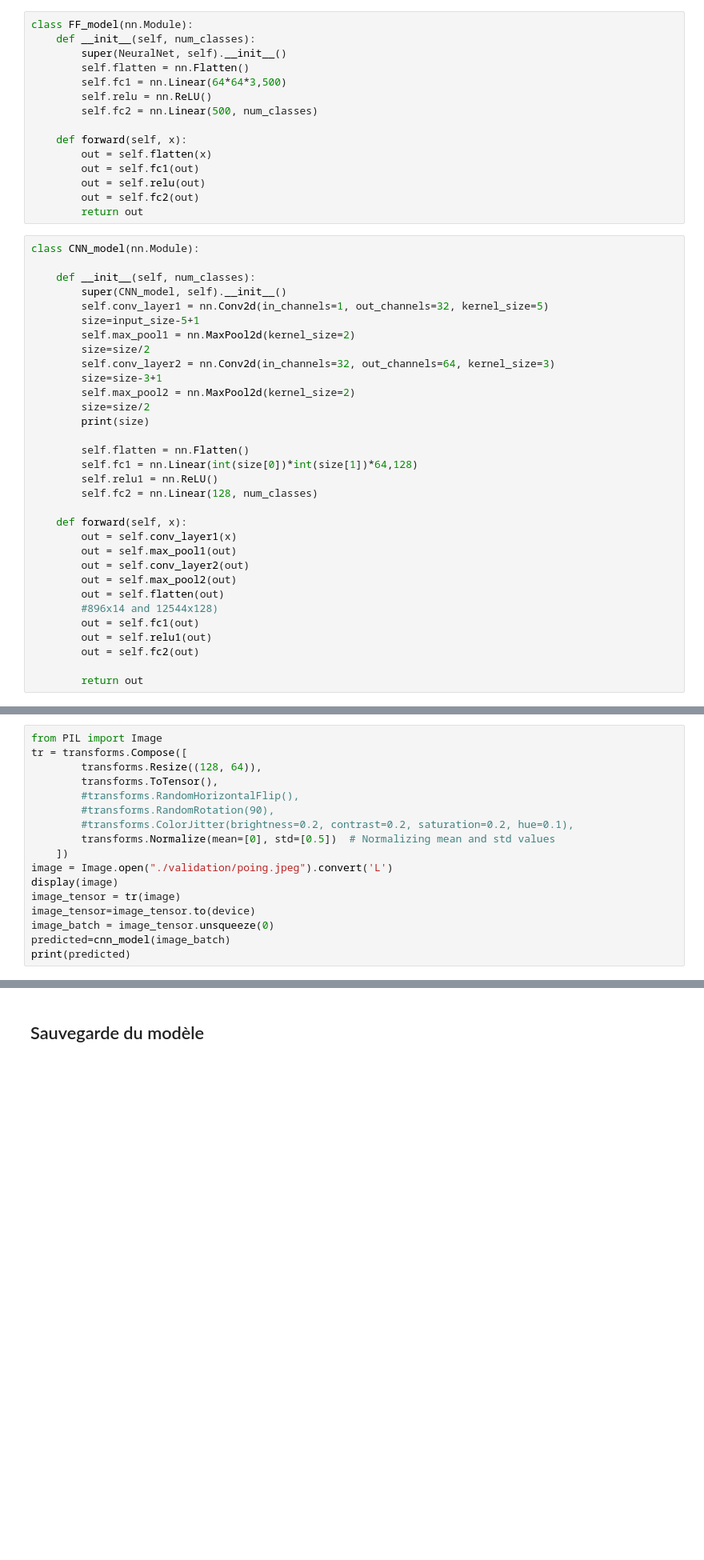
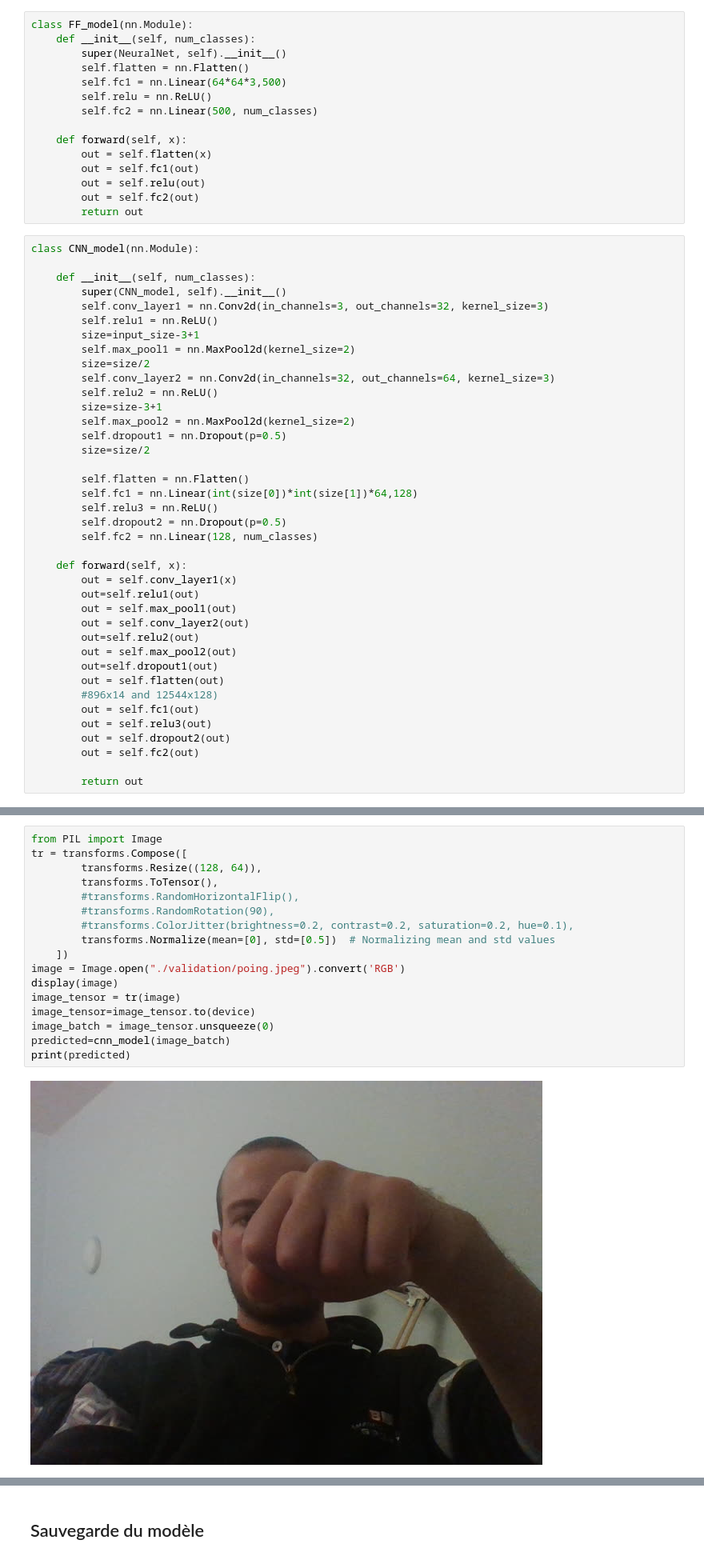
Before and after one commit to sreeesjlqkjfkqjsdflkqjsflqjsdflqjf/tsp-vision, a Jupyter notebook: CNN.ipynb, the cells around one changed output, grey strips where cells are left out. Shown at 80% size. Drawn from its saved outputs; the diff is of its cells as text; blank space fills up the shorter version.

```diff
--- a/CNN.ipynb
+++ b/CNN.ipynb
@@ -76,30 +84,37 @@ class CNN_model(nn.Module):
 
     def __init__(self, num_classes):
         super(CNN_model, self).__init__()
-        self.conv_layer1 = nn.Conv2d(in_channels=1, out_channels=32, kernel_size=5)
-        size=input_size-5+1
+        self.conv_layer1 = nn.Conv2d(in_channels=3, out_channels=32, kernel_size=3)
+        self.relu1 = nn.ReLU()
+        size=input_size-3+1
         self.max_pool1 = nn.MaxPool2d(kernel_size=2)
         size=size/2
         self.conv_layer2 = nn.Conv2d(in_channels=32, out_channels=64, kernel_size=3)
+        self.relu2 = nn.ReLU()
         size=size-3+1
         self.max_pool2 = nn.MaxPool2d(kernel_size=2)
+        self.dropout1 = nn.Dropout(p=0.5)
         size=size/2
-        print(size)
 
         self.flatten = nn.Flatten()
         self.fc1 = nn.Linear(int(size[0])*int(size[1])*64,128)
-        self.relu1 = nn.ReLU()
+        self.relu3 = nn.ReLU()
+        self.dropout2 = nn.Dropout(p=0.5)
         self.fc2 = nn.Linear(128, num_classes)
 
     def forward(self, x):
         out = self.conv_layer1(x)
+        out=self.relu1(out)
         out = self.max_pool1(out)
         out = self.conv_layer2(out)
+        out=self.relu2(out)
         out = self.max_pool2(out)
+        out=self.dropout1(out)
         out = self.flatten(out)
         #896x14 and 12544x128)
         out = self.fc1(out)
-        out = self.relu1(out)
+        out = self.relu3(out)
+        out = self.dropout2(out)
         out = self.fc2(out)
 
         return out
@@ -182,18 +208,19 @@ TIme of inference =0.0005223950000072363s
 # %%
 from PIL import Image
 tr = transforms.Compose([
         transforms.Resize((128, 64)),
         transforms.ToTensor(),
         #transforms.RandomHorizontalFlip(),
         #transforms.RandomRotation(90),
         #transforms.ColorJitter(brightness=0.2, contrast=0.2, saturation=0.2, hue=0.1),
         transforms.Normalize(mean=[0], std=[0.5])  # Normalizing mean and std values
     ])
-image = Image.open("./validation/poing.jpeg").convert('L')
+image = Image.open("./validation/poing.jpeg").convert('RGB')
 display(image)
 image_tensor = tr(image)
 image_tensor=image_tensor.to(device)
 image_batch = image_tensor.unsqueeze(0)
 predicted=cnn_model(image_batch)
 print(predicted)
 # %% [output]
+[figure, added]
```
Also changed, not shown: parts of 10 cells of this notebook, 2 other files.
